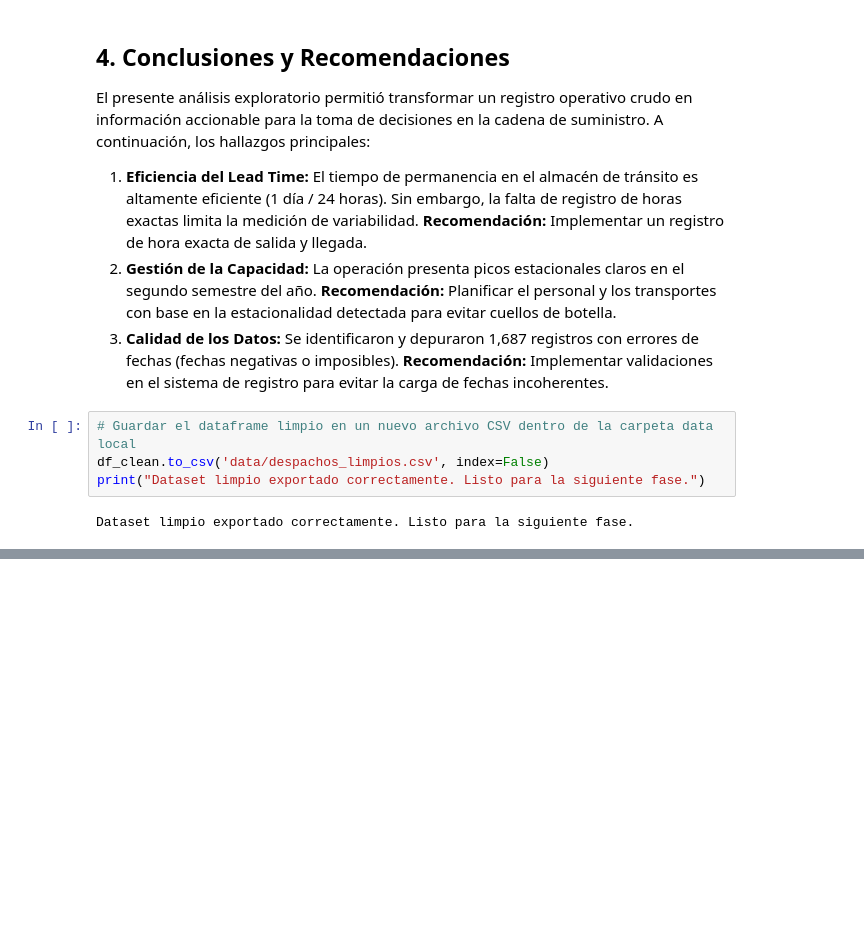
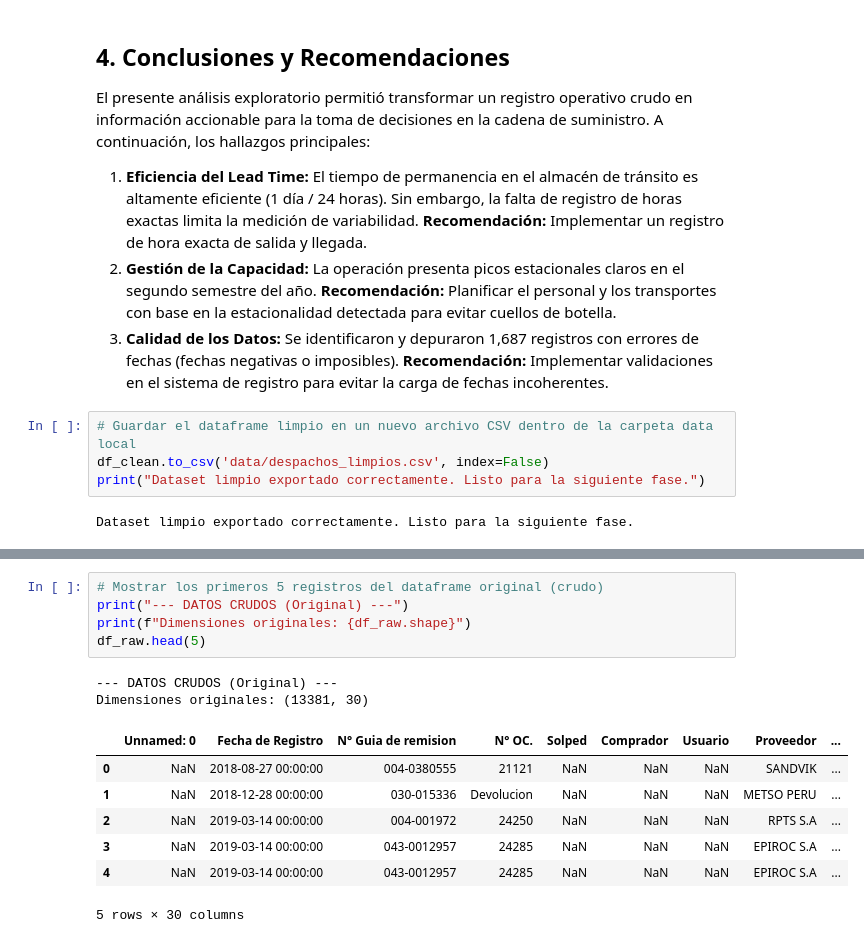
Before and after one commit to FredSCA/supply-chain-analytics, a Jupyter notebook: 01_data_explorer/01_exploratory_analysis.ipynb, the cells around one changed output, grey strips where cells are left out. Saved outputs shown, nothing was run; the diff lists cells and outputs as text; blank space fills up the shorter version.

Commit message:
docs: agrego muestras de datos crudos y limpios para comparativa

```diff
--- a/01_data_explorer/01_exploratory_analysis.ipynb
+++ b/01_data_explorer/01_exploratory_analysis.ipynb
@@ -230,0 +235,15 @@ Dataset limpio exportado correctamente. Listo para la siguiente fase.
+# %%
+# Mostrar los primeros 5 registros del dataframe original (crudo)
+print("--- DATOS CRUDOS (Original) ---")
+print(f"Dimensiones originales: {df_raw.shape}")
+df_raw.head(5)
+# %% [output]
+--- DATOS CRUDOS (Original) ---
+Dimensiones originales: (13381, 30)
+|  | Unnamed: 0 | Fecha de Registro | N° Guia de remision | N° OC. | Solped | Comprador | Usuario | Proveedor | ... |
+| 0 | NaN | 2018-08-27 00:00:00 | 004-0380555 | 21121 | NaN | NaN | NaN | SANDVIK | ... |
+| 1 | NaN | 2018-12-28 00:00:00 | 030-015336 | Devolucion | NaN | NaN | NaN | METSO PERU | ... |
+| 2 | NaN | 2019-03-14 00:00:00 | 004-001972 | 24250 | NaN | NaN | NaN | RPTS S.A | ... |
+| 3 | NaN | 2019-03-14 00:00:00 | 043-0012957 | 24285 | NaN | NaN | NaN | EPIROC S.A | ... |
+| 4 | NaN | 2019-03-14 00:00:00 | 043-0012957 | 24285 | NaN | NaN | NaN | EPIROC S.A | ... |
+5 rows × 30 columns
```
Also changed, not shown: parts of 2 cells of this notebook, 1 other file.
